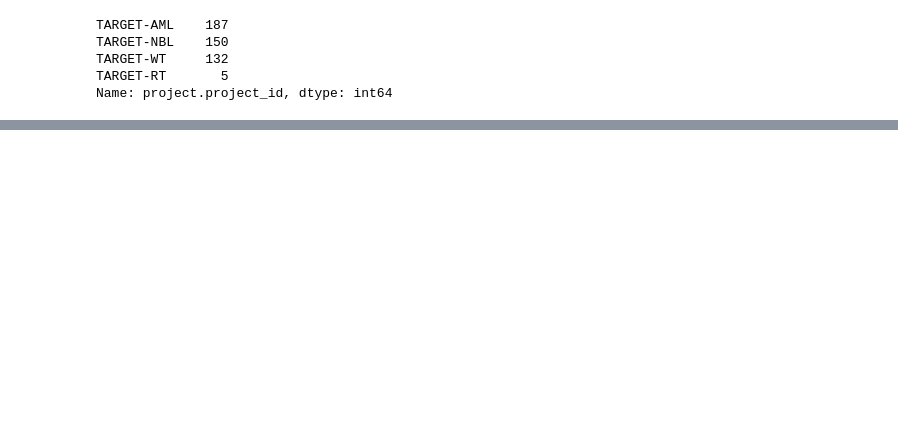
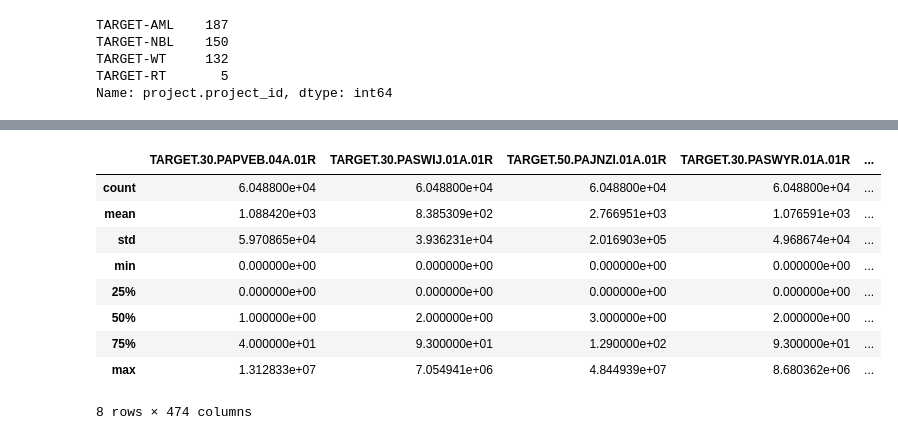
Before and after one commit to NCBI-Hackathons/ConsensusML, a Jupyter notebook: scripts/david_clean.ipynb, the cells around one changed output, grey strips where cells are left out. Saved outputs shown, nothing was run; the diff lists cells and outputs as text; code cells hidden in the pictures; blank space fills up the shorter version.

```diff
--- a/scripts/david_clean.ipynb
+++ b/scripts/david_clean.ipynb
@@ -4,7 +4,7 @@ import pandas as pd
 # %%
 from clean import manifest_clinical_merge
 # %%
-pd.set_option('display.max_columns', 50)
+pd.set_option('display.max_columns', 100)
 # %%
 manifest_df = pd.read_csv('../GCD_TARGET_Data_Manifest_AML_NBL_WT_RT.csv')
 # %%
@@ -95,0 +98,2 @@ WT_df.to_csv('../Clinical_Data/WT_dataframe.csv')
+# %%
+assay_df = pd.read_csv('../TARGET_NBL_AML_RT_WT_HTSeq_Counts.csv')
@@ -95,0 +118,13 @@ WT_df.to_csv('../Clinical_Data/WT_dataframe.csv')
+# %%
+assay_df.describe()
+# %% [output]
+|  | TARGET.30.PAPVEB.04A.01R | TARGET.30.PASWIJ.01A.01R | TARGET.50.PAJNZI.01A.01R | TARGET.30.PASWYR.01A.01R | ... |
+| count | 6.048800e+04 | 6.048800e+04 | 6.048800e+04 | 6.048800e+04 | ... |
+| mean | 1.088420e+03 | 8.385309e+02 | 2.766951e+03 | 1.076591e+03 | ... |
+| std | 5.970865e+04 | 3.936231e+04 | 2.016903e+05 | 4.968674e+04 | ... |
+| min | 0.000000e+00 | 0.000000e+00 | 0.000000e+00 | 0.000000e+00 | ... |
+| 25% | 0.000000e+00 | 0.000000e+00 | 0.000000e+00 | 0.000000e+00 | ... |
+| 50% | 1.000000e+00 | 2.000000e+00 | 3.000000e+00 | 2.000000e+00 | ... |
+| 75% | 4.000000e+01 | 9.300000e+01 | 1.290000e+02 | 9.300000e+01 | ... |
+| max | 1.312833e+07 | 7.054941e+06 | 4.844939e+07 | 8.680362e+06 | ... |
+8 rows × 474 columns
```
Also changed, not shown: parts of 26 cells of this notebook.
